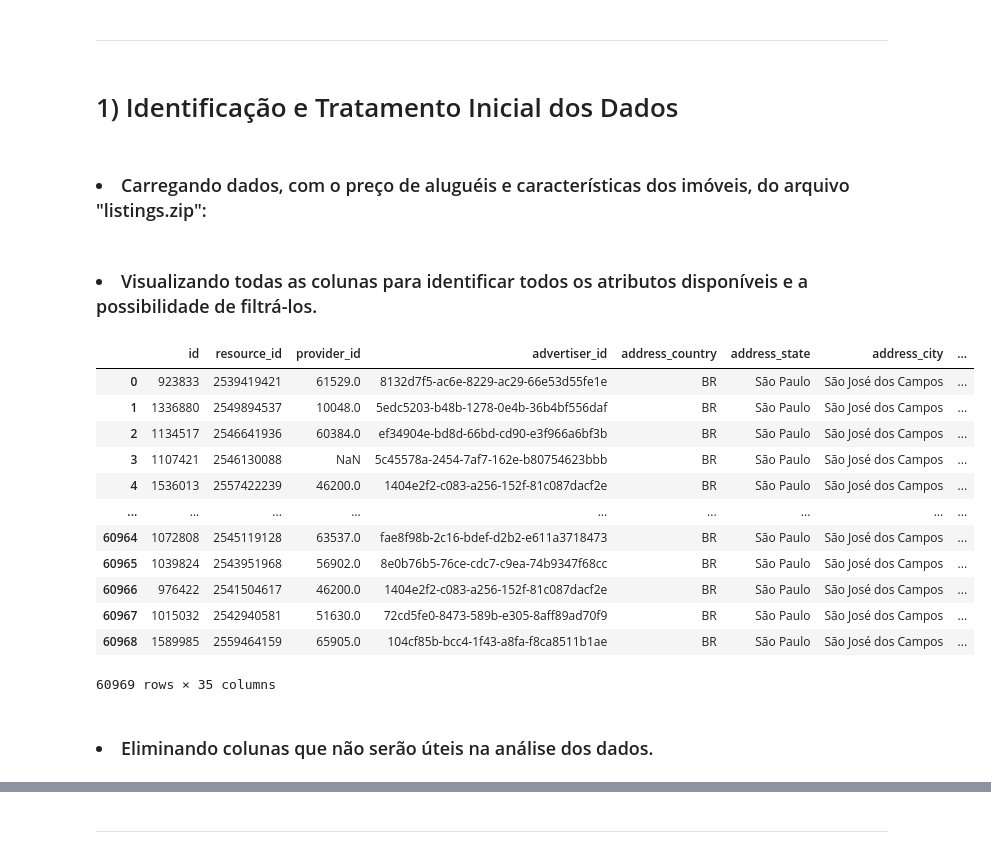
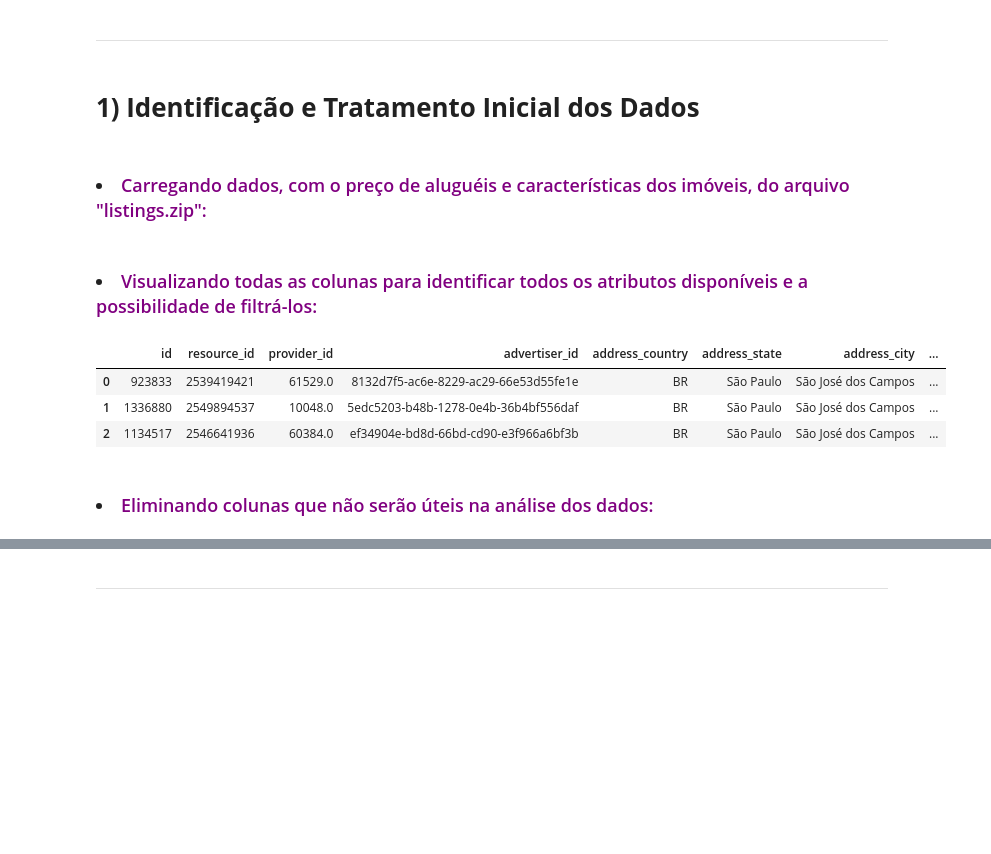
Before and after one commit to fabiollg/PI-4_Predicao_Valores_Imoveis_SJC, a Jupyter notebook: PI_4_Predicao_Valores_Imoveis_SJC.ipynb, the cells around one changed output, grey strips where cells are left out. Saved outputs shown, nothing was run; the diff lists cells and outputs as text; code cells hidden in the pictures; blank space fills up the shorter version.

```diff
--- a/PI_4_Predicao_Valores_Imoveis_SJC.ipynb
+++ b/PI_4_Predicao_Valores_Imoveis_SJC.ipynb
@@ -12,32 +12,23 @@ import numpy as np
 # %% [markdown]
 <hr>
 # %% [markdown]
-# 1) Identificação e Tratamento Inicial dos Dados
+# <b>1) Identificação e Tratamento Inicial dos Dados</b>
 # %% [markdown]
-### <li>Carregando dados, com o preço de aluguéis e características dos imóveis, do arquivo "listings.zip":
+### <li><font color="#800080">Carregando dados, com o preço de aluguéis e características dos imóveis, do arquivo "listings.zip":</font>
 # %%
 url_dados = 'https://github.com/fabiollg/PI-4_Predicao_Valores_Imoveis_SJC/blob/main/dados/new-listings.zip?raw=true'
 dados = pd.read_csv(url_dados,compression='zip')
 # %% [markdown]
-### <li>Visualizando todas as colunas para identificar todos os atributos disponíveis e a possibilidade de filtrá-los.
+### <li><font color="#800080">Visualizando todas as colunas para identificar todos os atributos disponíveis e a possibilidade de filtrá-los:</font>
 # %%
 pd.set_option('display.max_columns',None)
-display(dados)
+display(dados.head(3))
 # %% [output]
 |  | id | resource_id | provider_id | advertiser_id | address_country | address_state | address_city | ... |
 | 0 | 923833 | 2539419421 | 61529.0 | 8132d7f5-ac6e-8229-ac29-66e53d55fe1e | BR | São Paulo | São José dos Campos | ... |
 | 1 | 1336880 | 2549894537 | 10048.0 | 5edc5203-b48b-1278-0e4b-36b4bf556daf | BR | São Paulo | São José dos Campos | ... |
 | 2 | 1134517 | 2546641936 | 60384.0 | ef34904e-bd8d-66bd-cd90-e3f966a6bf3b | BR | São Paulo | São José dos Campos | ... |
-| 3 | 1107421 | 2546130088 | NaN | 5c45578a-2454-7af7-162e-b80754623bbb | BR | São Paulo | São José dos Campos | ... |
-| 4 | 1536013 | 2557422239 | 46200.0 | 1404e2f2-c083-a256-152f-81c087dacf2e | BR | São Paulo | São José dos Campos | ... |
-| ... | ... | ... | ... | ... | ... | ... | ... | ... |
-| 60964 | 1072808 | 2545119128 | 63537.0 | fae8f98b-2c16-bdef-d2b2-e611a3718473 | BR | São Paulo | São José dos Campos | ... |
-| 60965 | 1039824 | 2543951968 | 56902.0 | 8e0b76b5-76ce-cdc7-c9ea-74b9347f68cc | BR | São Paulo | São José dos Campos | ... |
-| 60966 | 976422 | 2541504617 | 46200.0 | 1404e2f2-c083-a256-152f-81c087dacf2e | BR | São Paulo | São José dos Campos | ... |
-| 60967 | 1015032 | 2542940581 | 51630.0 | 72cd5fe0-8473-589b-e305-8aff89ad70f9 | BR | São Paulo | São José dos Campos | ... |
-| 60968 | 1589985 | 2559464159 | 65905.0 | 104cf85b-bcc4-1f43-a8fa-f8ca8511b1ae | BR | São Paulo | São José dos Campos | ... |
-60969 rows × 35 columns
 # %% [markdown]
-### <li>Eliminando colunas que não serão úteis na análise dos dados.
+### <li><font color="#800080">Eliminando colunas que não serão úteis na análise dos dados:</font>
 # %%
 dados_filtrados = dados.drop(columns=["id","resource_id","provider_id","advertiser_id","address_country","address_state","address_city","title","description","unit_type","amenities","usable_area","price_rental_total","publication_type","listing_status","listing_type","created_at","updated_at","raw_data","scraped_at","address_street_number","address_unit_number"])
```
Also changed, not shown: parts of 48 cells of this notebook.
